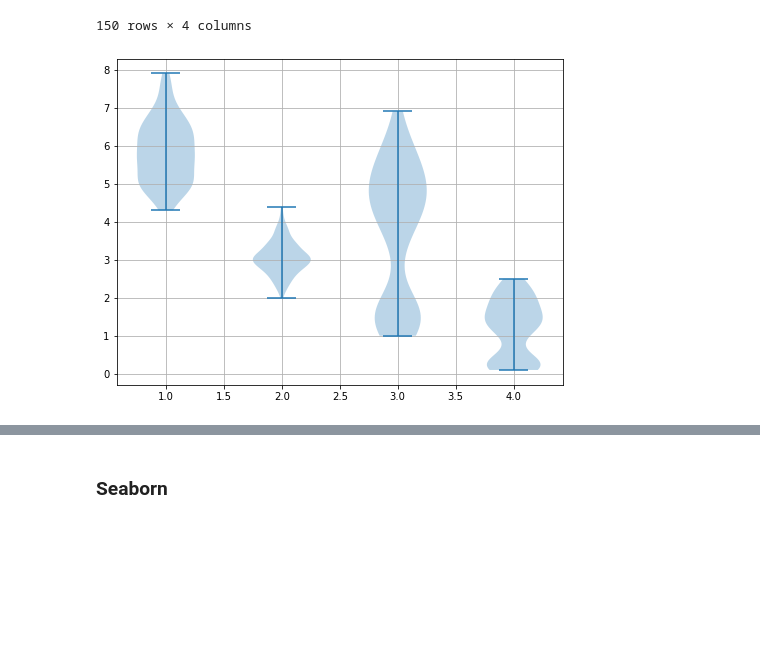
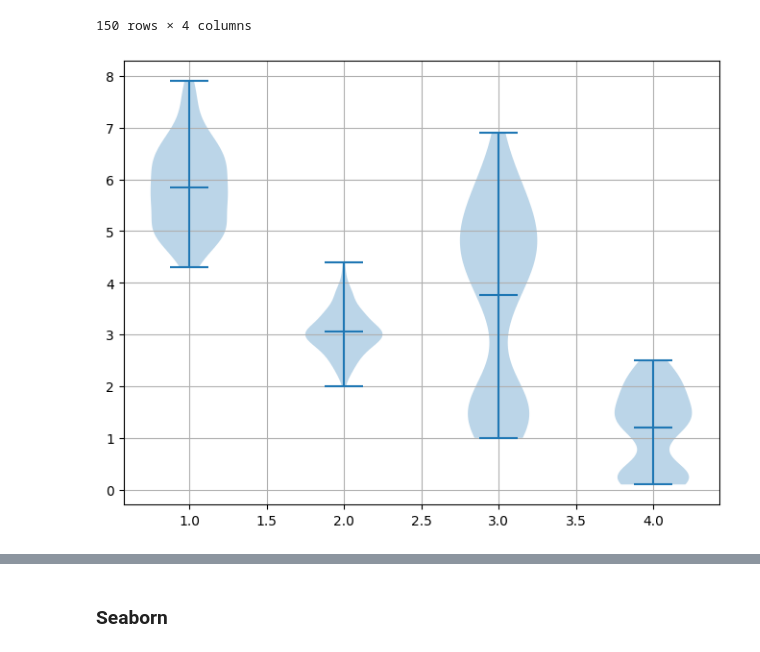
Before and after one commit to get-to-work-together/Python-Data-Analyse-Defensie, a Jupyter notebook: Opdrachten/uitwerkingen/Opdracht 4.2 - Verschillende plots maken.ipynb, the cells around one changed output, grey strips where cells are left out. Cells and saved outputs as stored; diff of their text form; code cells hidden in the pictures; blank space fills up the shorter version.

```diff
--- a/Opdrachten/uitwerkingen/Opdracht 4.2 - Verschillende plots maken.ipynb
+++ b/Opdrachten/uitwerkingen/Opdracht 4.2 - Verschillende plots maken.ipynb
@@ -253,11 +253,11 @@ df.iloc[:,:4]
 # %%
 plt.figure(figsize=(8, 6))
 plt.grid()
 features = ['sepal_length', 'sepal_width', 'petal_length', 'petal_width']
-plt.violinplot([df[feature] for feature in features])
+plt.violinplot([df[feature] for feature in features], showmeans=True)
 plt.show()
 # %% [output]
-[figure, old version]
+[figure, new version]
 # %%
 df.plot.scatter(x='sepal_length', y='petal_width')
 plt.show()
```
Also changed, not shown: parts of 13 cells of this notebook, 11 other files.
